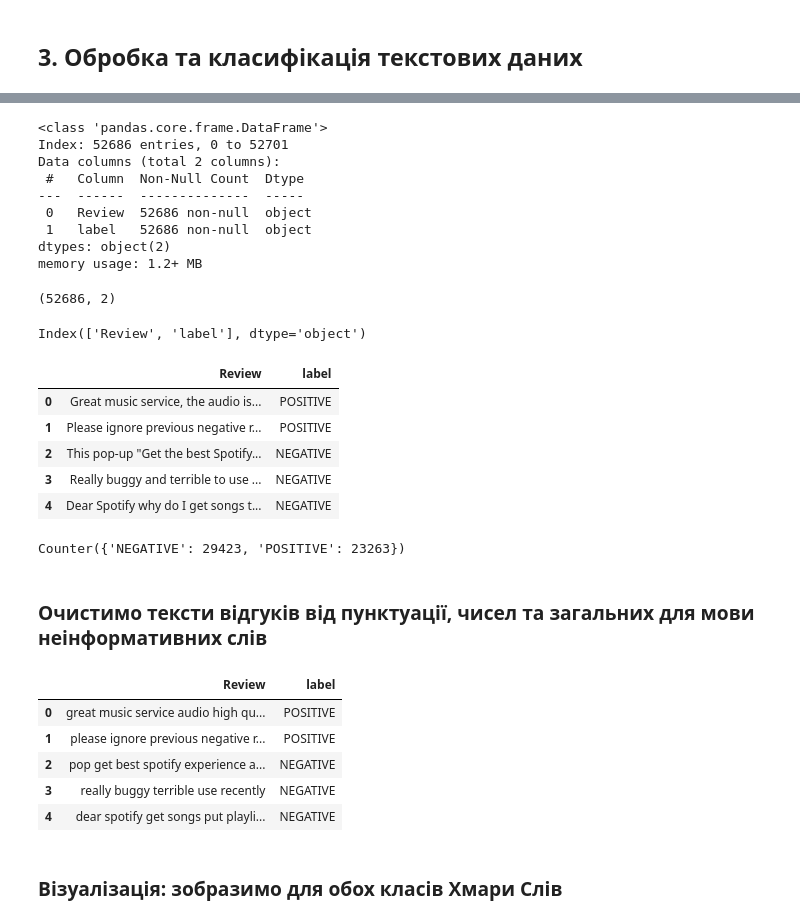
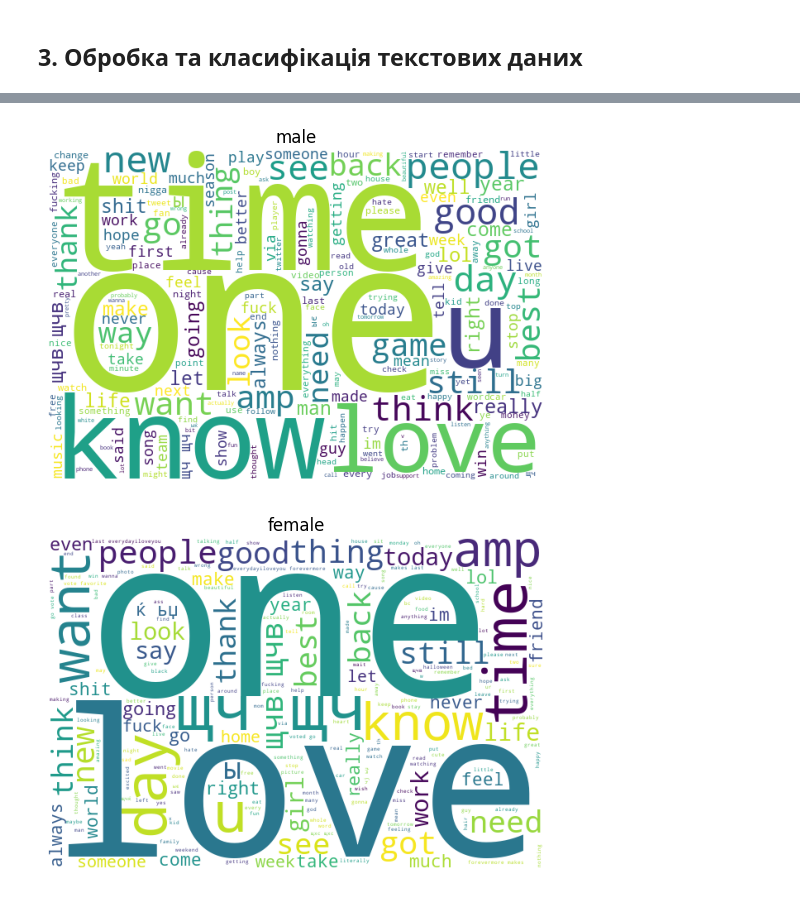
Before and after one commit to Matwitch/Lab2_DA, a Jupyter notebook: lab.ipynb, the cells around one changed output, grey strips where cells are left out. Saved outputs shown, nothing was run; the diff lists cells and outputs as text; code cells hidden in the pictures.

```diff
--- a/lab.ipynb
+++ b/lab.ipynb
@@ -197,2 +236,8 @@ plt.imshow(recreate_image(kmeans.cluster_centers_, labels, w, h))
 # %% [markdown]
 ## 3. Обробка та класифікація текстових даних
+# %%
+tweets = pd.read_csv("data\gender_tweets.csv")
+tweets = tweets[["gender", "text"]]
+tweets = tweets.dropna()
+
+print(len(tweets.index))
@@ -232,42 +285,0 @@ def clean_line(line, stop_words):
-# %%
-df_spotify = pd.read_csv('data/SpotifyReviews.csv')
-df_spotify = df_spotify.dropna()
-
-df_spotify.info()
-# %% [output]
-<class 'pandas.core.frame.DataFrame'>
-Index: 52686 entries, 0 to 52701
-Data columns (total 2 columns):
- #   Column  Non-Null Count  Dtype
----  ------  --------------  -----
- 0   Review  52686 non-null  object
- 1   label   52686 non-null  object
-dtypes: object(2)
-memory usage: 1.2+ MB
-# %%
-df_spotify.shape
-# %% [output]
-(52686, 2)
-# %%
-TEXT_COLUMN_NAME = df_spotify.columns[0]
-LABEL_COLUMN_NAME = df_spotify.columns[1]
-
-df_spotify.columns
-# %% [output]
-Index(['Review', 'label'], dtype='object')
-# %%
-df_spotify.head()
-# %% [output]
-|  | Review | label |
-| 0 | Great music service, the audio is... | POSITIVE |
-| 1 | Please ignore previous negative r... | POSITIVE |
-| 2 | This pop-up "Get the best Spotify... | NEGATIVE |
-| 3 | Really buggy and terrible to use ... | NEGATIVE |
-| 4 | Dear Spotify why do I get songs t... | NEGATIVE |
-# %%
-from collections import Counter
-Counter(df_spotify[LABEL_COLUMN_NAME])
-# %% [output]
-Counter({'NEGATIVE': 29423, 'POSITIVE': 23263})
-# %% [markdown]
-### Очистимо тексти відгуків від пунктуації, чисел та загальних для мови неінформативних слів
@@ -277,24 +286,20 @@ df_spotify['Review'] = df_spotify['Review'].map(lambda line: clean_line(line, st
-# %%
-df_spotify.head()
-# %% [output]
-|  | Review | label |
-| 0 | great music service audio high qu... | POSITIVE |
-| 1 | please ignore previous negative r... | POSITIVE |
-| 2 | pop get best spotify experience a... | NEGATIVE |
-| 3 | really buggy terrible use recently | NEGATIVE |
-| 4 | dear spotify get songs put playli... | NEGATIVE |
-# %% [markdown]
-### Візуалізація: зобразимо для обох класів Хмари Слів
 # %%
 from wordcloud import WordCloud
 
-def create_wordcloud(data_frame, label):
+def visualize(label):
     text = ''
-    for msg in data_frame[data_frame[LABEL_COLUMN_NAME] == label][TEXT_COLUMN_NAME]:
+    for msg in tweets[tweets['gender'] == label]['text']:
         msg = msg.lower()
         text += msg + ' '
     wordcloud = WordCloud(width=600, height=400, background_color="white").generate(text)
+
     plt.imshow(wordcloud)
     plt.axis('off')
-    plt.title(f'Word cloud for \'{label}\'')
+    plt.title(label)
     plt.show()
+
+visualize('male')
+visualize('female')
+# %% [output]
+[figure, added]
+[figure, added]
```
Also changed, not shown: parts of 29 cells of this notebook, 3 other files.
